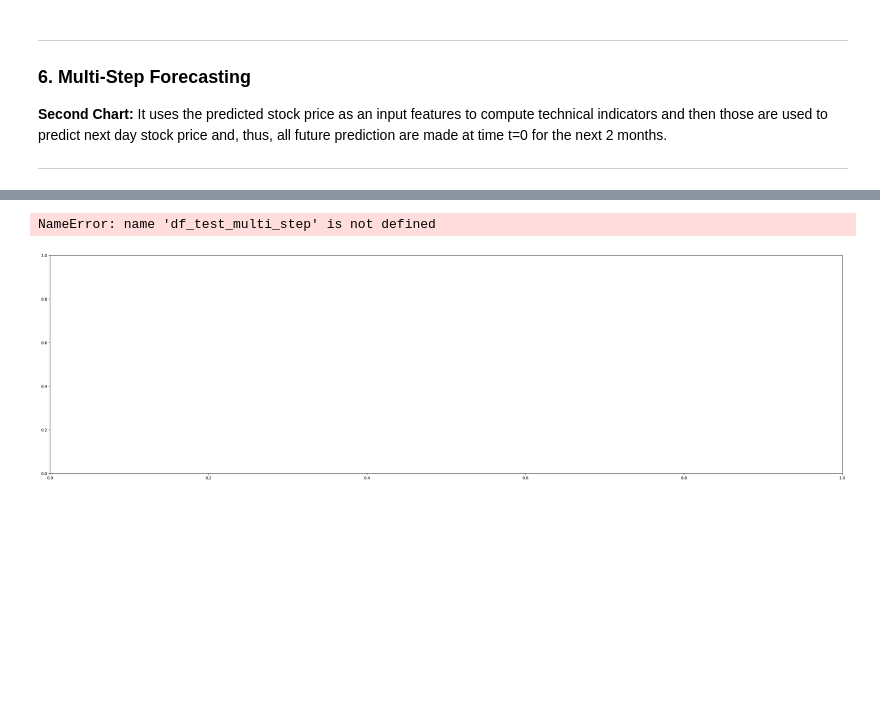
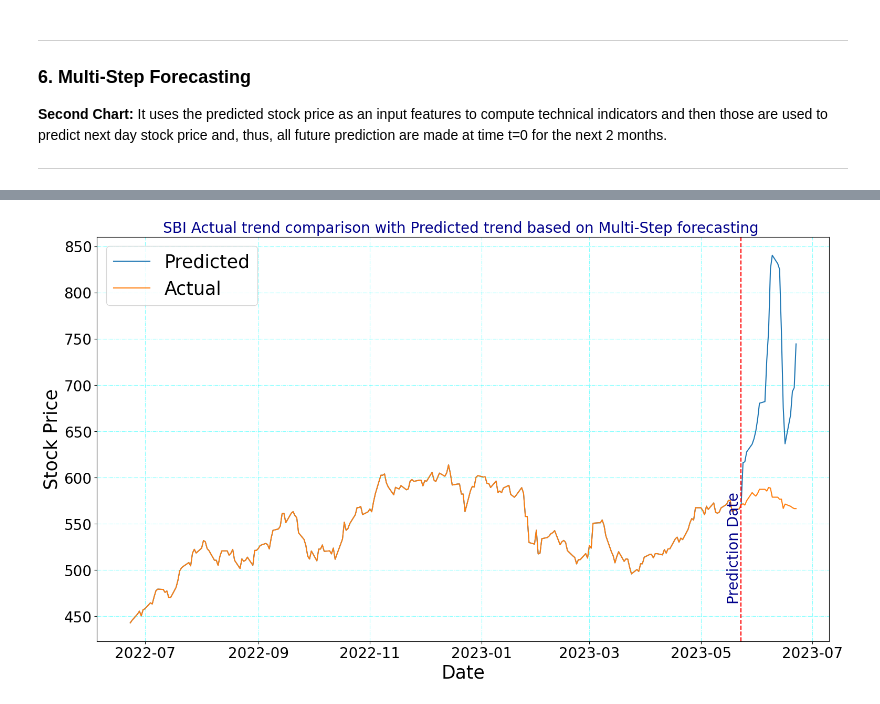
Before and after one commit to Karanpalshekhawat/stock-price-prediction-LSTM-model-and-portfolio-optimization-using-mean-variance, a Jupyter notebook: notebooks/LSTM/LSTM_model_accuracy_for_one_stock.ipynb, the cells around one changed output, grey strips where cells are left out. Drawn from its saved outputs; the diff is of its cells as text; code cells hidden in the pictures; blank space fills up the shorter version.

Commit message:
notebook updatd with all stocks chart

```diff
--- a/notebooks/LSTM/LSTM_model_accuracy_for_one_stock.ipynb
+++ b/notebooks/LSTM/LSTM_model_accuracy_for_one_stock.ipynb
@@ -132,7 +132,7 @@ class EarlyStopCallback(Callback):
 # %%
 lstm_model = create_lstm_model(num_features=X_train.shape[1], dropout_rate=0.3, **hyper_params)
 # early_stop = EarlyStopping(monitor='val_loss', patience=15)
-threshold = 2000
+threshold = 1000
 early_stop = EarlyStopCallback(threshold)
 lstm_model.fit(X_train, Y_train, batch_size=hyper_params['batch_size'], validation_data=(X_val, Y_val), callbacks=[early_stop], epochs=hyper_params['epochs'], verbose=True)
 # %% [output]
@@ -207,6 +207,6 @@ for i in range(0, len(df_test_subset) - 1):
     new_scaled_ls = scaler.transform(features_ls.T)
     new_scaled_ls = np.asarray(new_scaled_ls).astype(np.float32)
     new_scaled_ls = new_scaled_ls.reshape((new_scaled_ls.shape[0], new_scaled_ls.shape[1], 1))
-    predicted_value = lstm_model.predict(new_scaled_ls)[0][0]
+    predicted_value = lstm_model.predict(new_scaled_ls, verbose=False)[0][0]
     # current features are predicting next day return
     df_test_subset.iloc[i+1, df_test_subset.columns.get_loc('Predicted_close')] = predicted_value
@@ -274,7 +256,7 @@ plt.show()
 df_test_multi_step = dt_model[dt_model.index > param['validation_end']]
 df_test_multi_step['Predicted Adj Close'] = df_test_multi_step['Adj Close'] # will update it while looping
 end_date = dt.datetime.today()
-period_start_date = end_date - dt.timedelta(days=60) # 2 month prediction
+period_start_date = end_date - dt.timedelta(days=30) # 2 month prediction
 # %%
 rol_freq = param['past_day_returns_for_predicting']
 predicted_dates = pd.bdate_range(start=period_start_date,end=end_date)
@@ -288,7 +270,7 @@ for date in predicted_dates[:-1]:
     new_scaled_ls = scaler.transform(features_ls.T)
     new_scaled_ls = np.asarray(new_scaled_ls).astype(np.float32)
     new_scaled_ls = new_scaled_ls.reshape((new_scaled_ls.shape[0], new_scaled_ls.shape[1], 1))
-    predicted_value = lstm_model.predict(new_scaled_ls)[0][0]
+    predicted_value = lstm_model.predict(new_scaled_ls, verbose=False)[0][0]
     next_working_date = (date + BDay(1)).replace(hour=0, minute=0, second=0, microsecond=0)
     date = date.replace(hour=0, minute=0, second=0, microsecond=0)
     df_test_multi_step.loc[next_working_date, 'Predicted Adj Close'] = predicted_value
@@ -313,30 +277,29 @@ for date in predicted_dates[:-1]:
 # %%
 fig, ax = plt.subplots(figsize = (18,10))
 ax.plot(df_test_multi_step.index, df_test_multi_step['Predicted Adj Close'], label="Predicted")
 ax.plot(df_test_multi_step.index, df_test_multi_step['Adj Close'], label="Actual")
 
 ax.set_title(f"{stock} Actual trend comparison with Predicted trend based on Multi-Step forecasting ",
                      fontsize=20, color="darkblue")
 ax.set_xlabel("Date", fontsize=25, color="black")
 ax.set_ylabel("Stock Price", fontsize=25, color="black")
 ax.tick_params(axis='both', labelsize=20)
 
 ax.set_frame_on(True)
 ax.spines['top'].set_visible(True)
 ax.spines['right'].set_visible(True)
 ax.spines['bottom'].set_visible(True)
 ax.spines['left'].set_visible(True)
 
 plt.grid(b=True, color="aqua", alpha=0.5, linestyle='-.')
 plt.legend(loc='upper left', prop={'size': 25})
 plt.axvline(x=predicted_dates[0], color="r", linestyle="--")
 text_box_date = predicted_dates[0] - dt.timedelta(days=8)
-plt.text(text_box_date, 0.1, 'Prediction Date', rotation=90, transform=plt.get_xaxis_text1_transform(0)[0],
+ax.text(text_box_date, 0.1, 'Prediction Date', rotation=90, transform=ax.get_xaxis_text1_transform(0)[0],
                 color="darkblue", fontsize=20)
 plt.show()
 # %% [output]
-NameError: name 'df_test_multi_step' is not defined
-[figure, old version]
+[figure, new version]
 # %%
 # model_save_path = os.getcwd() + r"/model/output/LSTM/" + Stock + ".pkl"
 # with open(model_save_path, 'wb') as f:
```
Also changed, not shown: parts of 9 cells of this notebook, 1 other file.
